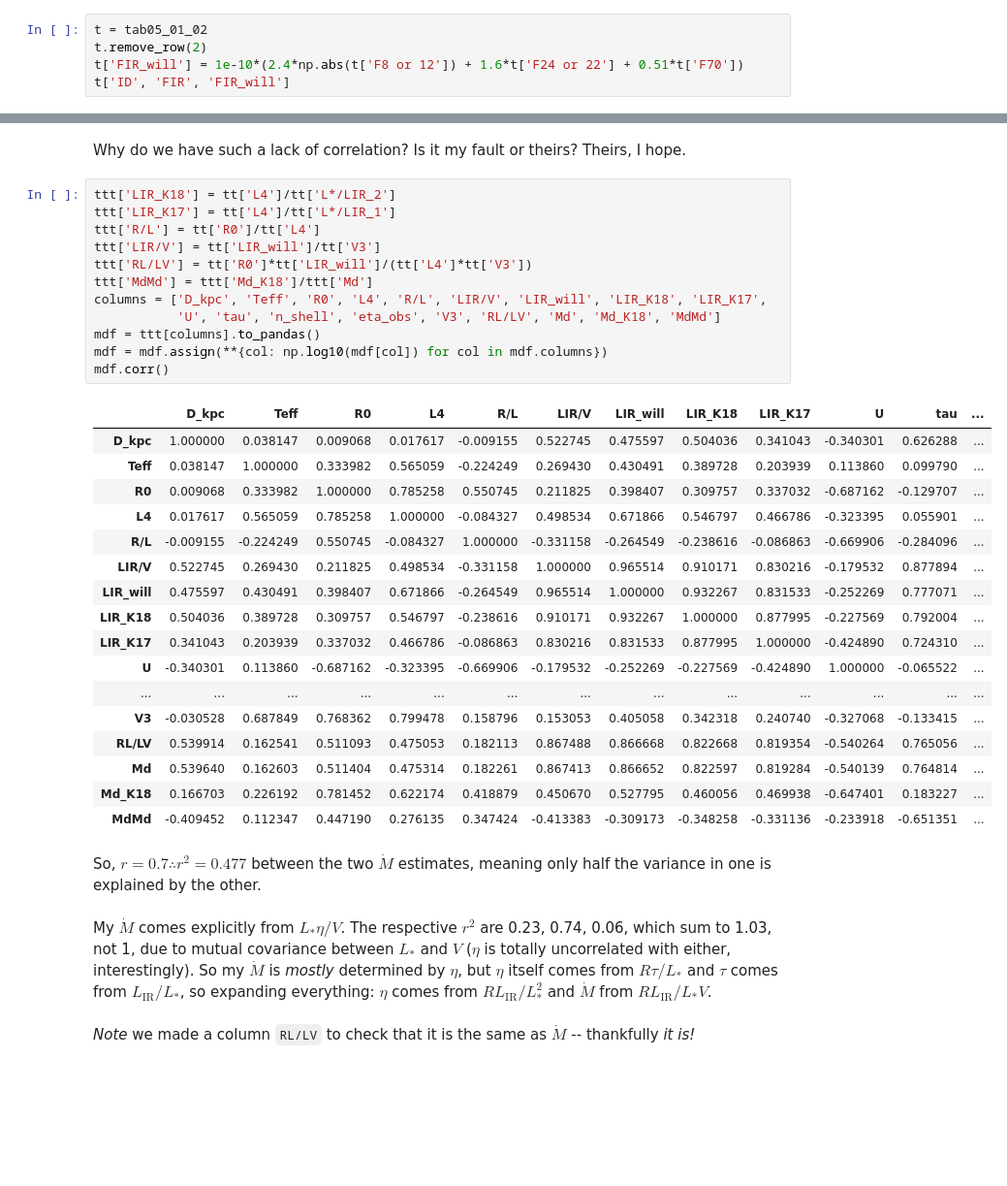
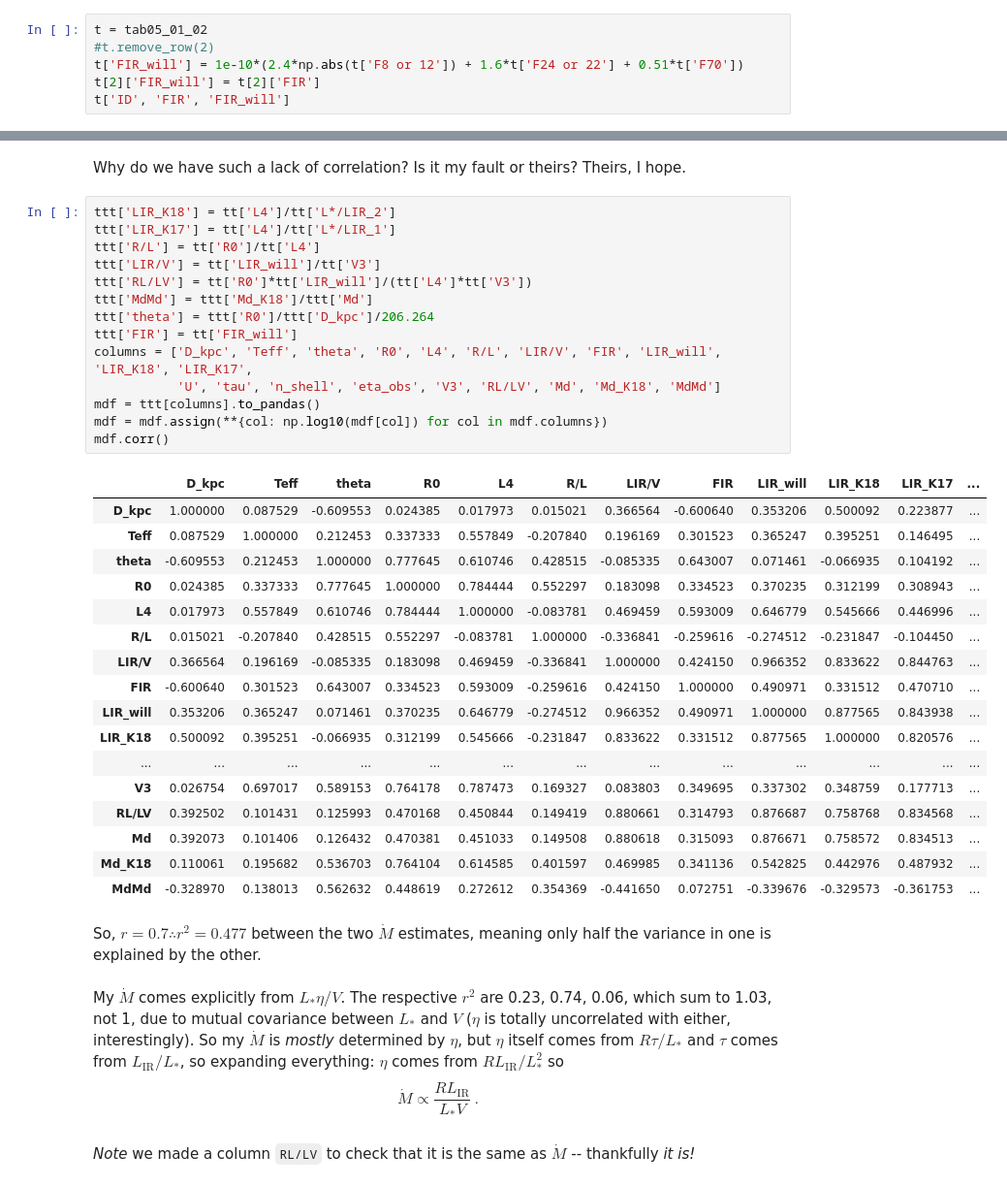
Before and after one commit to div-B-equals-0/dust-wave-case-studies, a Jupyter notebook: Kobulnicky-samples.ipynb, the cells around one changed output, grey strips where cells are left out. Shown at 97% size. Drawn from its saved outputs; the diff is of its cells as text; blank space fills up the shorter version.

```diff
--- a/Kobulnicky-samples.ipynb
+++ b/Kobulnicky-samples.ipynb
@@ -283,6 +300,7 @@ Now work out my own IR flux by weighted sum of the 8 to 160 bands
 # %%
 t = tab05_01_02
-t.remove_row(2)
+#t.remove_row(2)
 t['FIR_will'] = 1e-10*(2.4*np.abs(t['F8 or 12']) + 1.6*t['F24 or 22'] + 0.51*t['F70'])
+t[2]['FIR_will'] = t[2]['FIR']
 t['ID', 'FIR', 'FIR_will']
 # %% [output]
@@ -687,37 +705,42 @@ Why do we have such a lack of correlation?  Is it my fault or theirs?  Theirs, I
 # %%
 ttt['LIR_K18'] = tt['L4']/tt['L*/LIR_2']
 ttt['LIR_K17'] = tt['L4']/tt['L*/LIR_1']
 ttt['R/L'] = tt['R0']/tt['L4']
 ttt['LIR/V'] = tt['LIR_will']/tt['V3']
 ttt['RL/LV'] = tt['R0']*tt['LIR_will']/(tt['L4']*tt['V3'])
 ttt['MdMd'] = ttt['Md_K18']/ttt['Md']
-columns = ['D_kpc', 'Teff', 'R0', 'L4', 'R/L', 'LIR/V', 'LIR_will', 'LIR_K18', 'LIR_K17',
+ttt['theta'] = ttt['R0']/ttt['D_kpc']/206.264
+ttt['FIR'] = tt['FIR_will']
+columns = ['D_kpc', 'Teff', 'theta', 'R0', 'L4', 'R/L', 'LIR/V', 'FIR', 'LIR_will', 'LIR_K18', 'LIR_K17',
            'U', 'tau', 'n_shell', 'eta_obs', 'V3', 'RL/LV', 'Md', 'Md_K18', 'MdMd']
 mdf = ttt[columns].to_pandas()
 mdf = mdf.assign(**{col: np.log10(mdf[col]) for col in mdf.columns})
 mdf.corr()
 # %% [output]
-|  | D_kpc | Teff | R0 | L4 | R/L | LIR/V | LIR_will | LIR_K18 | LIR_K17 | U | tau | ... |
-| D_kpc | 1.000000 | 0.038147 | 0.009068 | 0.017617 | -0.009155 | 0.522745 | 0.475597 | 0.504036 | 0.341043 | -0.340301 | 0.626288 | ... |
-| Teff | 0.038147 | 1.000000 | 0.333982 | 0.565059 | -0.224249 | 0.269430 | 0.430491 | 0.389728 | 0.203939 | 0.113860 | 0.099790 | ... |
-| R0 | 0.009068 | 0.333982 | 1.000000 | 0.785258 | 0.550745 | 0.211825 | 0.398407 | 0.309757 | 0.337032 | -0.687162 | -0.129707 | ... |
-| L4 | 0.017617 | 0.565059 | 0.785258 | 1.000000 | -0.084327 | 0.498534 | 0.671866 | 0.546797 | 0.466786 | -0.323395 | 0.055901 | ... |
-| R/L | -0.009155 | -0.224249 | 0.550745 | -0.084327 | 1.000000 | -0.331158 | -0.264549 | -0.238616 | -0.086863 | -0.669906 | -0.284096 | ... |
-| LIR/V | 0.522745 | 0.269430 | 0.211825 | 0.498534 | -0.331158 | 1.000000 | 0.965514 | 0.910171 | 0.830216 | -0.179532 | 0.877894 | ... |
-| LIR_will | 0.475597 | 0.430491 | 0.398407 | 0.671866 | -0.264549 | 0.965514 | 1.000000 | 0.932267 | 0.831533 | -0.252269 | 0.777071 | ... |
-| LIR_K18 | 0.504036 | 0.389728 | 0.309757 | 0.546797 | -0.238616 | 0.910171 | 0.932267 | 1.000000 | 0.877995 | -0.227569 | 0.792004 | ... |
-| LIR_K17 | 0.341043 | 0.203939 | 0.337032 | 0.466786 | -0.086863 | 0.830216 | 0.831533 | 0.877995 | 1.000000 | -0.424890 | 0.724310 | ... |
-| U | -0.340301 | 0.113860 | -0.687162 | -0.323395 | -0.669906 | -0.179532 | -0.252269 | -0.227569 | -0.424890 | 1.000000 | -0.065522 | ... |
+|  | D_kpc | Teff | theta | R0 | L4 | R/L | LIR/V | FIR | LIR_will | LIR_K18 | LIR_K17 | ... |
+| D_kpc | 1.000000 | 0.087529 | -0.609553 | 0.024385 | 0.017973 | 0.015021 | 0.366564 | -0.600640 | 0.353206 | 0.500092 | 0.223877 | ... |
+| Teff | 0.087529 | 1.000000 | 0.212453 | 0.337333 | 0.557849 | -0.207840 | 0.196169 | 0.301523 | 0.365247 | 0.395251 | 0.146495 | ... |
+| theta | -0.609553 | 0.212453 | 1.000000 | 0.777645 | 0.610746 | 0.428515 | -0.085335 | 0.643007 | 0.071461 | -0.066935 | 0.104192 | ... |
+| R0 | 0.024385 | 0.337333 | 0.777645 | 1.000000 | 0.784444 | 0.552297 | 0.183098 | 0.334523 | 0.370235 | 0.312199 | 0.308943 | ... |
+| L4 | 0.017973 | 0.557849 | 0.610746 | 0.784444 | 1.000000 | -0.083781 | 0.469459 | 0.593009 | 0.646779 | 0.545666 | 0.446996 | ... |
+| R/L | 0.015021 | -0.207840 | 0.428515 | 0.552297 | -0.083781 | 1.000000 | -0.336841 | -0.259616 | -0.274512 | -0.231847 | -0.104450 | ... |
+| LIR/V | 0.366564 | 0.196169 | -0.085335 | 0.183098 | 0.469459 | -0.336841 | 1.000000 | 0.424150 | 0.966352 | 0.833622 | 0.844763 | ... |
+| FIR | -0.600640 | 0.301523 | 0.643007 | 0.334523 | 0.593009 | -0.259616 | 0.424150 | 1.000000 | 0.490971 | 0.331512 | 0.470710 | ... |
+| LIR_will | 0.353206 | 0.365247 | 0.071461 | 0.370235 | 0.646779 | -0.274512 | 0.966352 | 0.490971 | 1.000000 | 0.877565 | 0.843938 | ... |
+| LIR_K18 | 0.500092 | 0.395251 | -0.066935 | 0.312199 | 0.545666 | -0.231847 | 0.833622 | 0.331512 | 0.877565 | 1.000000 | 0.820576 | ... |
 | ... | ... | ... | ... | ... | ... | ... | ... | ... | ... | ... | ... | ... |
-| V3 | -0.030528 | 0.687849 | 0.768362 | 0.799478 | 0.158796 | 0.153053 | 0.405058 | 0.342318 | 0.240740 | -0.327068 | -0.133415 | ... |
-| RL/LV | 0.539914 | 0.162541 | 0.511093 | 0.475053 | 0.182113 | 0.867488 | 0.866668 | 0.822668 | 0.819354 | -0.540264 | 0.765056 | ... |
-| Md | 0.539640 | 0.162603 | 0.511404 | 0.475314 | 0.182261 | 0.867413 | 0.866652 | 0.822597 | 0.819284 | -0.540139 | 0.764814 | ... |
-| Md_K18 | 0.166703 | 0.226192 | 0.781452 | 0.622174 | 0.418879 | 0.450670 | 0.527795 | 0.460056 | 0.469938 | -0.647401 | 0.183227 | ... |
-| MdMd | -0.409452 | 0.112347 | 0.447190 | 0.276135 | 0.347424 | -0.413383 | -0.309173 | -0.348258 | -0.331136 | -0.233918 | -0.651351 | ... |
+| V3 | 0.026754 | 0.697017 | 0.589153 | 0.764178 | 0.787473 | 0.169327 | 0.083803 | 0.349695 | 0.337302 | 0.348759 | 0.177713 | ... |
+| RL/LV | 0.392502 | 0.101431 | 0.125993 | 0.470168 | 0.450844 | 0.149419 | 0.880661 | 0.314793 | 0.876687 | 0.758768 | 0.834568 | ... |
+| Md | 0.392073 | 0.101406 | 0.126432 | 0.470381 | 0.451033 | 0.149508 | 0.880618 | 0.315093 | 0.876671 | 0.758572 | 0.834513 | ... |
+| Md_K18 | 0.110061 | 0.195682 | 0.536703 | 0.764104 | 0.614585 | 0.401597 | 0.469985 | 0.341136 | 0.542825 | 0.442976 | 0.487932 | ... |
+| MdMd | -0.328970 | 0.138013 | 0.562632 | 0.448619 | 0.272612 | 0.354369 | -0.441650 | 0.072751 | -0.339676 | -0.329573 | -0.361753 | ... |
 # %% [markdown]
 So, $r = 0.7 \therefore r^2 = 0.477$ between the two $\dot M$ estimates, meaning only half the variance in one is explained by the other.
 # %% [markdown]
-My $\dot M$ comes explicitly from $L_* \eta / V$.  The respective $r^2$ are 0.23, 0.74, 0.06, which sum to 1.03, not 1, due to mutual covariance between $L_*$ and $V$ ($\eta$ is totally uncorrelated with either, interestingly).  So my $\dot M$ is _mostly_ determined by $\eta$, but $\eta$ itself comes from $R \tau /L_*$ and $\tau$ comes from $L_\mathrm{IR} / L_*$, so expanding everything: $\eta$ comes from  $R L_\mathrm{IR}/ L_*^2$ and $\dot M$ from $R L_\mathrm{IR}/ L_* V$.
+My $\dot M$ comes explicitly from $L_* \eta / V$.  The respective $r^2$ are 0.23, 0.74, 0.06, which sum to 1.03, not 1, due to mutual covariance between $L_*$ and $V$ ($\eta$ is totally uncorrelated with either, interestingly).  So my $\dot M$ is _mostly_ determined by $\eta$, but $\eta$ itself comes from $R \tau /L_*$ and $\tau$ comes from $L_\mathrm{IR} / L_*$, so expanding everything: $\eta$ comes from  $R L_\mathrm{IR}/ L_*^2$ so
+$$
+\dot M \propto \frac{R L_\mathrm{IR}}{L_* V} \ .
+$$
 # %% [markdown]
 *Note* we made a column `RL/LV` to check that it is the same as $\dot M$ -- thankfully _it is!_
 # %% [markdown]
```
Also changed, not shown: parts of 88 cells of this notebook, 18 other files.
